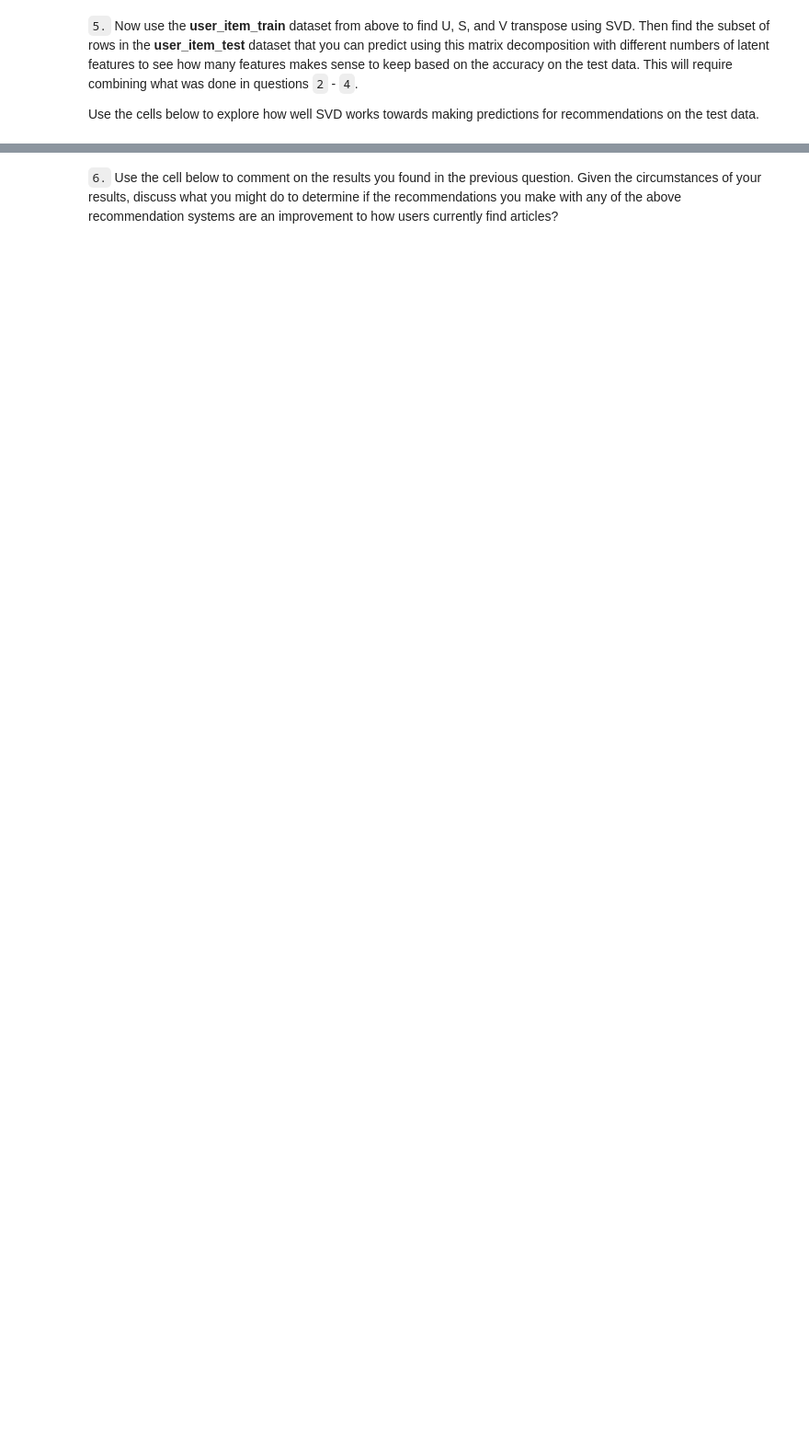
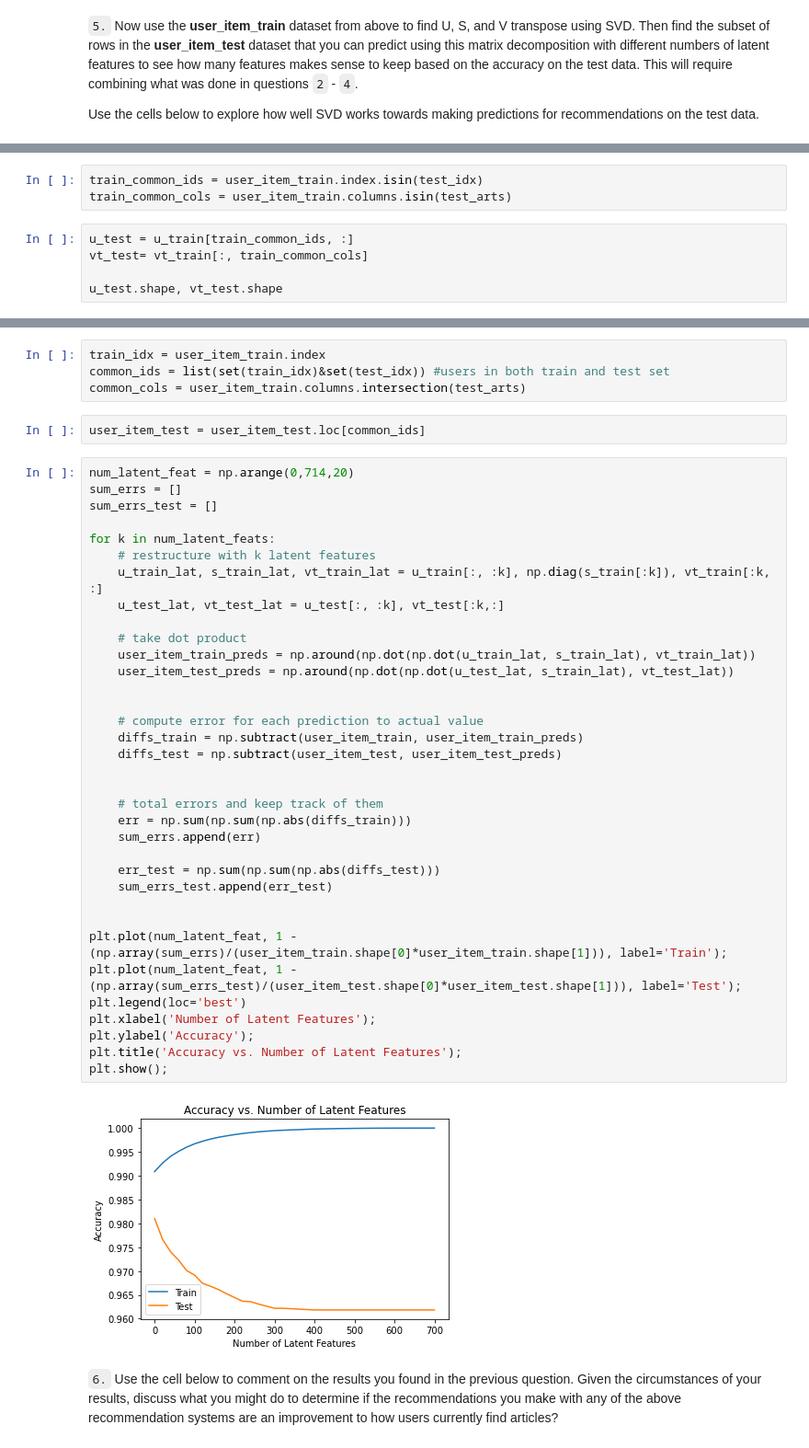
Before and after one commit to D5mit/Udacity_AB, a Jupyter notebook: Recommender/Recommendations_with_IBM.ipynb, the cells around one changed output, grey strips where cells are left out. Shown: that part at 92% size. Drawn from its saved outputs; the diff is of its cells as text; blank space fills up the shorter version.

```diff
--- a/Recommender/Recommendations_with_IBM.ipynb
+++ b/Recommender/Recommendations_with_IBM.ipynb
@@ -1192,0 +1296,8 @@ u_train, s_train, vt_train = # fit svd similar to above then use the cells below
+# %%
+train_common_ids = user_item_train.index.isin(test_idx)
+train_common_cols = user_item_train.columns.isin(test_arts)
+# %%
+u_test = u_train[train_common_ids, :]
+vt_test= vt_train[:, train_common_cols]
+
+u_test.shape, vt_test.shape
@@ -1193,2 +1306,45 @@ u_train, s_train, vt_train = # fit svd similar to above then use the cells below
+# %%
+train_idx = user_item_train.index
+common_ids = list(set(train_idx)&set(test_idx)) #users in both train and test set
+common_cols = user_item_train.columns.intersection(test_arts)
+# %%
+user_item_test = user_item_test.loc[common_ids]
+# %%
+num_latent_feat = np.arange(0,714,20)
+sum_errs = []
+sum_errs_test = []
+
+for k in num_latent_feats:
+    # restructure with k latent features
+    u_train_lat, s_train_lat, vt_train_lat = u_train[:, :k], np.diag(s_train[:k]), vt_train[:k, :]
+    u_test_lat, vt_test_lat = u_test[:, :k], vt_test[:k,:]
+
+    # take dot product
+    user_item_train_preds = np.around(np.dot(np.dot(u_train_lat, s_train_lat), vt_train_lat))
+    user_item_test_preds = np.around(np.dot(np.dot(u_test_lat, s_train_lat), vt_test_lat))
+
+
+    # compute error for each prediction to actual value
+    diffs_train = np.subtract(user_item_train, user_item_train_preds)
+    diffs_test = np.subtract(user_item_test, user_item_test_preds)
+
+
+    # total errors and keep track of them
+    err = np.sum(np.sum(np.abs(diffs_train)))
+    sum_errs.append(err)
+
+    err_test = np.sum(np.sum(np.abs(diffs_test)))
+    sum_errs_test.append(err_test)
+
+
+plt.plot(num_latent_feat, 1 - (np.array(sum_errs)/(user_item_train.shape[0]*user_item_train.shape[1])), label='Train');
+plt.plot(num_latent_feat, 1 - (np.array(sum_errs_test)/(user_item_test.shape[0]*user_item_test.shape[1])), label='Test');
+plt.legend(loc='best')
+plt.xlabel('Number of Latent Features');
+plt.ylabel('Accuracy');
+plt.title('Accuracy vs. Number of Latent Features');
+plt.show();
+# %% [output]
+[figure, added]
 # %% [markdown]
 `6.` Use the cell below to comment on the results you found in the previous question. Given the circumstances of your results, discuss what you might do to determine if the recommendations you make with any of the above recommendation systems are an improvement to how users currently find articles?
```
Also changed, not shown: parts of 29 cells of this notebook.
